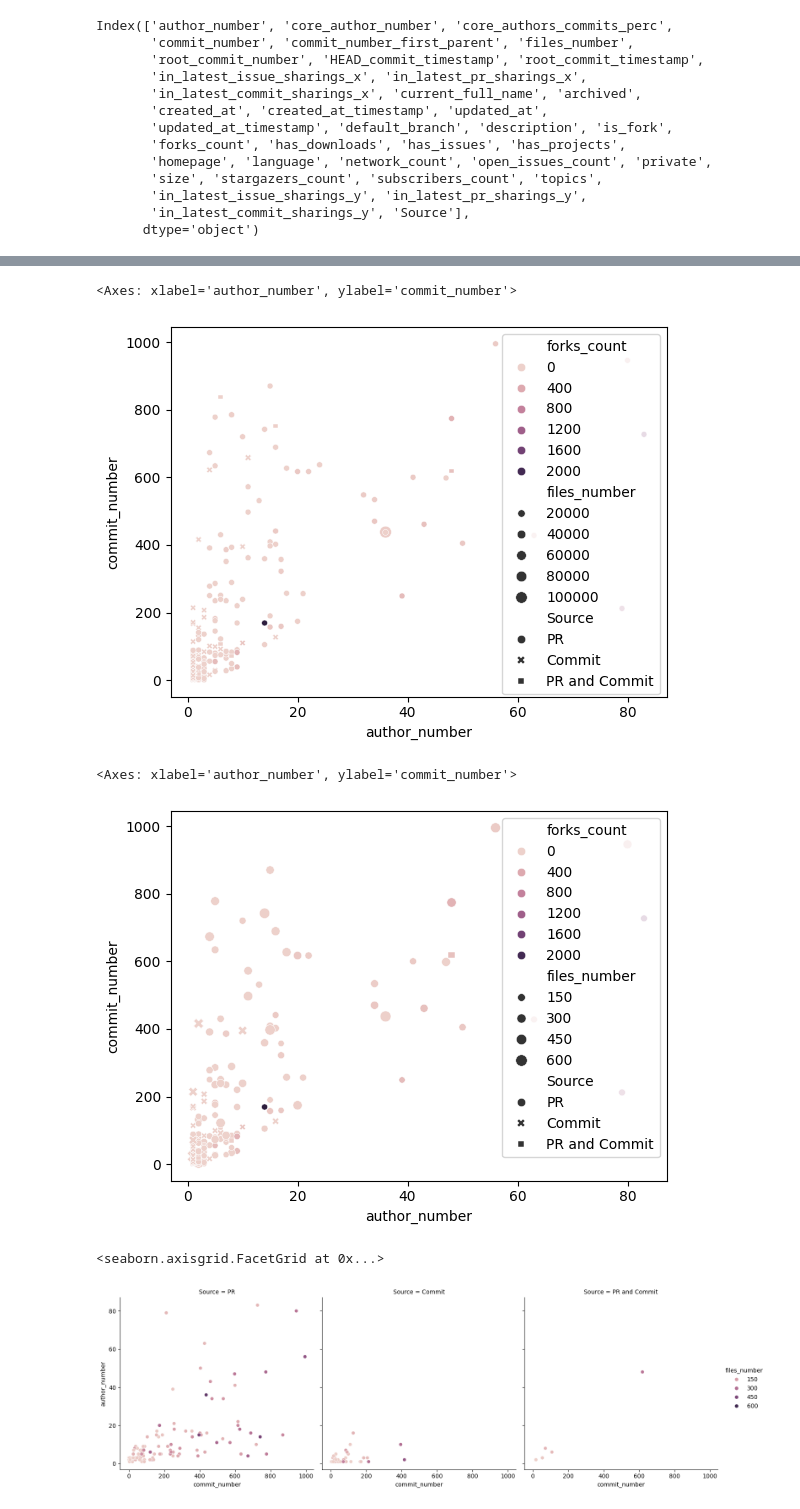
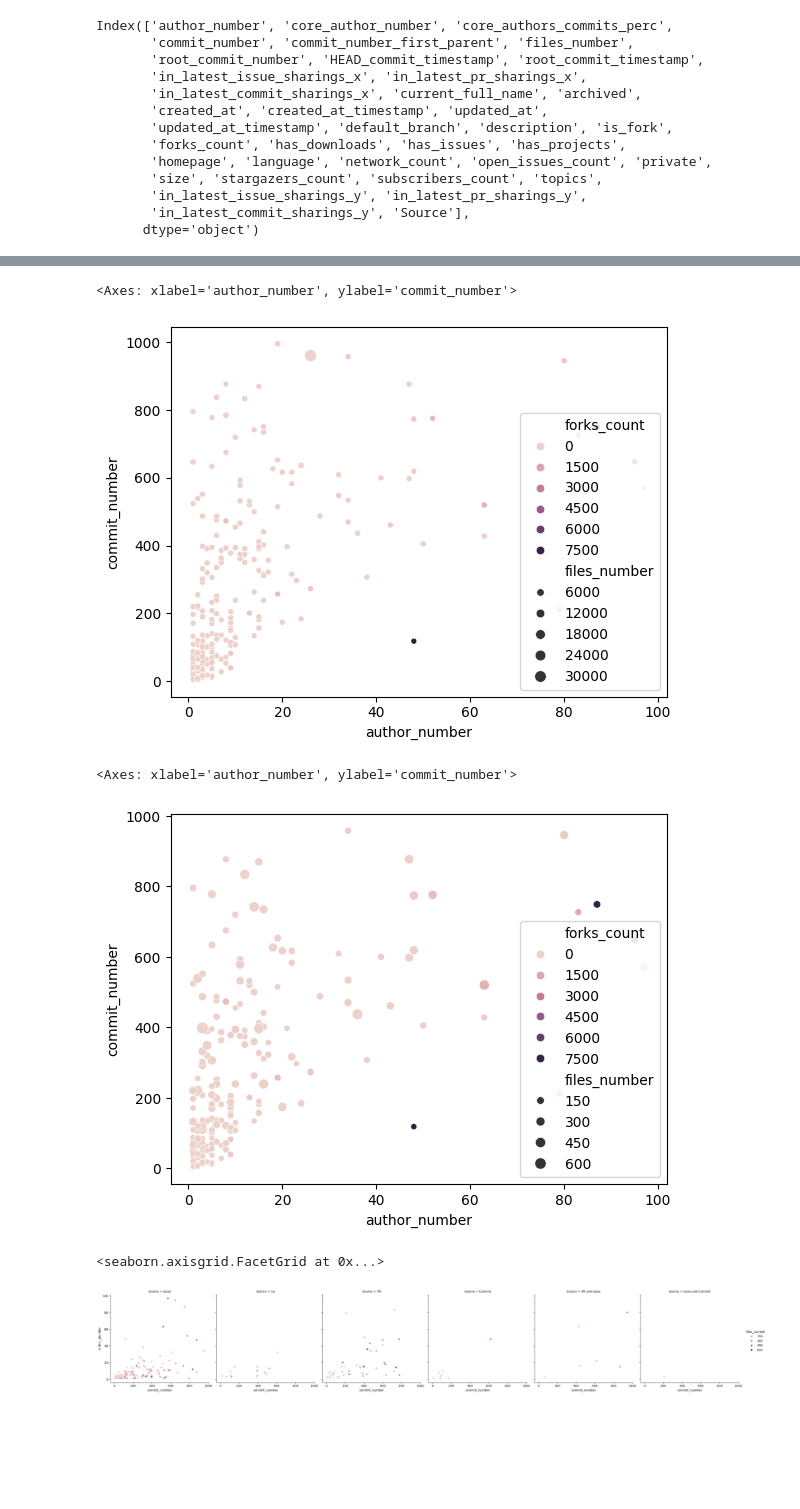
Before and after one commit to ncusi/MSR_Challenge_2024, a Jupyter notebook: notebooks/characteristics_of_the_software_repository.ipynb, the cells around one changed output, grey strips where cells are left out. Cells and saved outputs as stored; diff of their text form; code cells hidden in the pictures; blank space fills up the shorter version.

```diff
--- a/notebooks/characteristics_of_the_software_repository.ipynb
+++ b/notebooks/characteristics_of_the_software_repository.ipynb
@@ -82,5 +84,9 @@ unified_statistics_df.loc[unified_statistics_df['in_latest_commit_sharings_y']==
+# %%
+unified_statistics_df.loc[(unified_statistics_df['in_latest_issue_sharings_y']==True)&(unified_statistics_df['in_latest_commit_sharings_y']==True),'Source']='Issue and Commit'
 # %%
-unified_statistics_df.loc[(unified_statistics_df['in_latest_pr_sharings_y']==True)&(unified_statistics_df['in_latest_commit_sharings_y']==True),'Source']='PR and Commit'
+unified_statistics_df.loc[(unified_statistics_df['in_latest_pr_sharings_y']==True)&(unified_statistics_df['in_latest_issue_sharings_y']==True),'Source']='PR and Issue'
+# %%
+unified_statistics_df.loc[(unified_statistics_df['in_latest_pr_sharings_y']==True)&(unified_statistics_df['in_latest_commit_sharings_y']==True)&(unified_statistics_df['in_latest_issue_sharings_y']==True),'Source']='PR, Issue, Commit'
 # %%
 unified_statistics_df['Source'].describe()
 # %% [output]
@@ -97,0 +104,2 @@ pr_commit_statistics_df.shape
+# %%
+unified_statistics_df.dropna(inplace=True)
@@ -155,34 +187,34 @@ sns.scatterplot(pr_commit_statistics_df,
 # %%
-sns.scatterplot(pr_commit_statistics_df[
-    (pr_commit_statistics_df['commit_number']<1000)&(
-    pr_commit_statistics_df['author_number']<100)],
-             y = 'commit_number', x='author_number', size='files_number', hue='forks_count', style='Source')
+sns.scatterplot(unified_statistics_df[
+    (unified_statistics_df['commit_number']<1000)&(
+    unified_statistics_df['author_number']<100)],
+             y = 'commit_number', x='author_number', size='files_number', hue='forks_count')
 # %% [output]
 <Axes: xlabel='author_number', ylabel='commit_number'>
-[figure, old version]
+[figure, new version]
 # %%
-sns.scatterplot(pr_commit_statistics_df[
-    (pr_commit_statistics_df['commit_number']<1000)&(
-    pr_commit_statistics_df['author_number']<100)&(
-    pr_commit_statistics_df['files_number']<800)],
-             y = 'commit_number', x='author_number', size='files_number', hue='forks_count', style='Source')
+sns.scatterplot(unified_statistics_df[
+    (unified_statistics_df['commit_number']<1000)&(
+    unified_statistics_df['author_number']<100)&(
+    unified_statistics_df['files_number']<800)],
+             y = 'commit_number', x='author_number', size='files_number', hue='forks_count')
 # %% [output]
 <Axes: xlabel='author_number', ylabel='commit_number'>
-[figure, old version]
+[figure, new version]
 # %%
 sns.relplot(
-    data=pr_commit_statistics_df[
-    (pr_commit_statistics_df['commit_number']<1000)&(
-    pr_commit_statistics_df['author_number']<100)&(
-    pr_commit_statistics_df['files_number']<800)],
+    data=unified_statistics_df[
+    (unified_statistics_df['commit_number']<1000)&(
+    unified_statistics_df['author_number']<100)&(
+    unified_statistics_df['files_number']<800)],
     x="commit_number",
     y="author_number",
     col="Source",
     hue="files_number",
     kind="scatter"
 )
 # %% [output]
 <seaborn.axisgrid.FacetGrid at 0x...>
-[figure, old version]
+[figure, new version]
 # %%
 sns.relplot(
```
Also changed, not shown: parts of 37 cells of this notebook.
